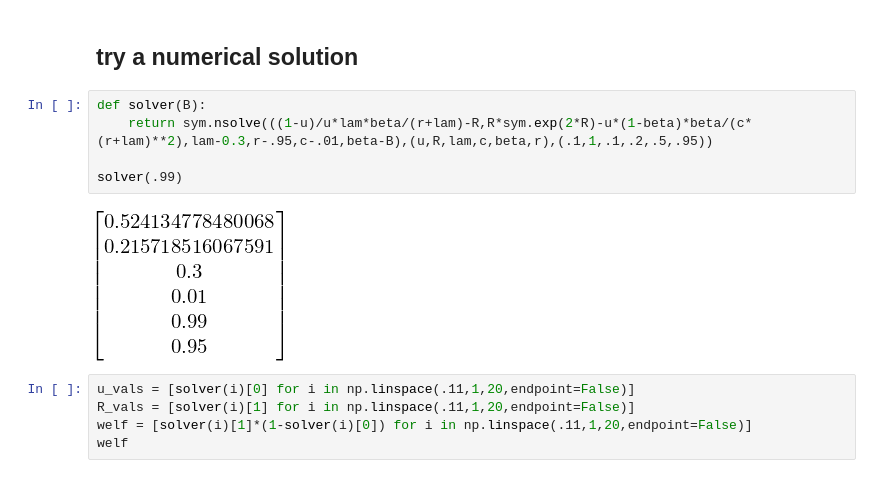
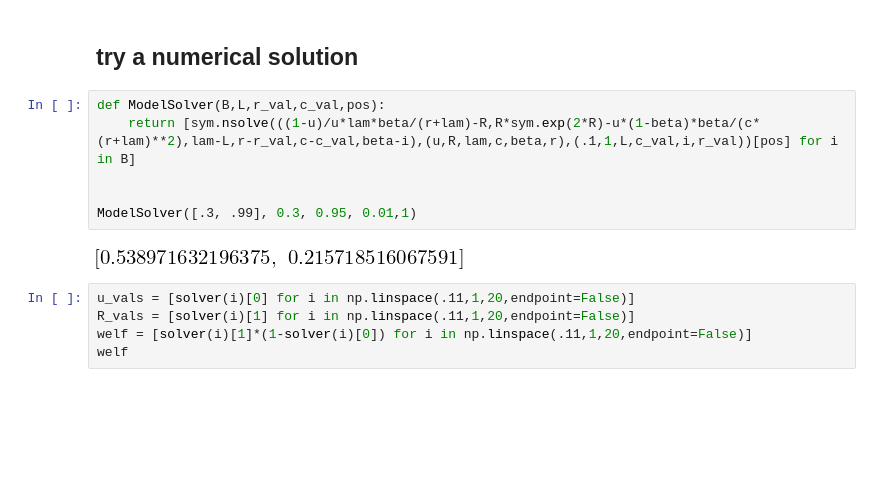
Before and after one commit to tgardnerh/MarketDesign, a Jupyter notebook: UnravelingSearchPpr/DMP with match quality and new matching.ipynb, the cells around one changed output. Drawn from its saved outputs; the diff is of its cells as text; blank space fills up the shorter version.

```diff
--- a/UnravelingSearchPpr/DMP with match quality and new matching.ipynb
+++ b/UnravelingSearchPpr/DMP with match quality and new matching.ipynb
@@ -81,12 +81,13 @@ s_w
 # %% [markdown]
 ## try a numerical solution
 # %%
-def solver(B):
-    return sym.nsolve(((1-u)/u*lam*beta/(r+lam)-R,R*sym.exp(2*R)-u*(1-beta)*beta/(c*(r+lam)**2),lam-0.3,r-.95,c-.01,beta-B),(u,R,lam,c,beta,r),(.1,1,.1,.2,.5,.95))
+def ModelSolver(B,L,r_val,c_val,pos):
+    return [sym.nsolve(((1-u)/u*lam*beta/(r+lam)-R,R*sym.exp(2*R)-u*(1-beta)*beta/(c*(r+lam)**2),lam-L,r-r_val,c-c_val,beta-i),(u,R,lam,c,beta,r),(.1,1,L,c_val,i,r_val))[pos] for i in B]
 
-solver(.99)
+
+ModelSolver([.3, .99], 0.3, 0.95, 0.01,1)
 # %% [output]
-[figure, old version]
+[figure, new version]
 # %%
 u_vals = [solver(i)[0] for i in np.linspace(.11,1,20,endpoint=False)]
 R_vals = [solver(i)[1] for i in np.linspace(.11,1,20,endpoint=False)]
```
Also changed, not shown: parts of 4 cells of this notebook.
